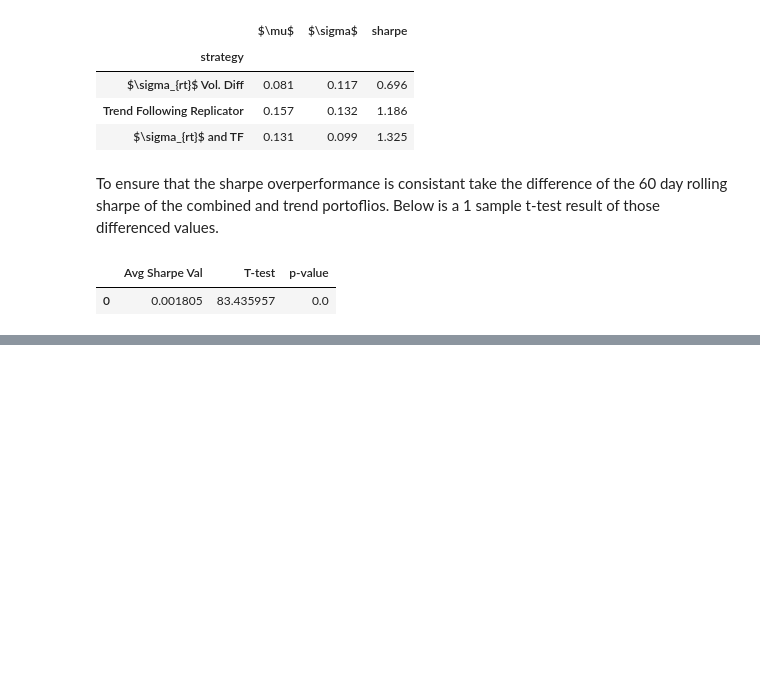
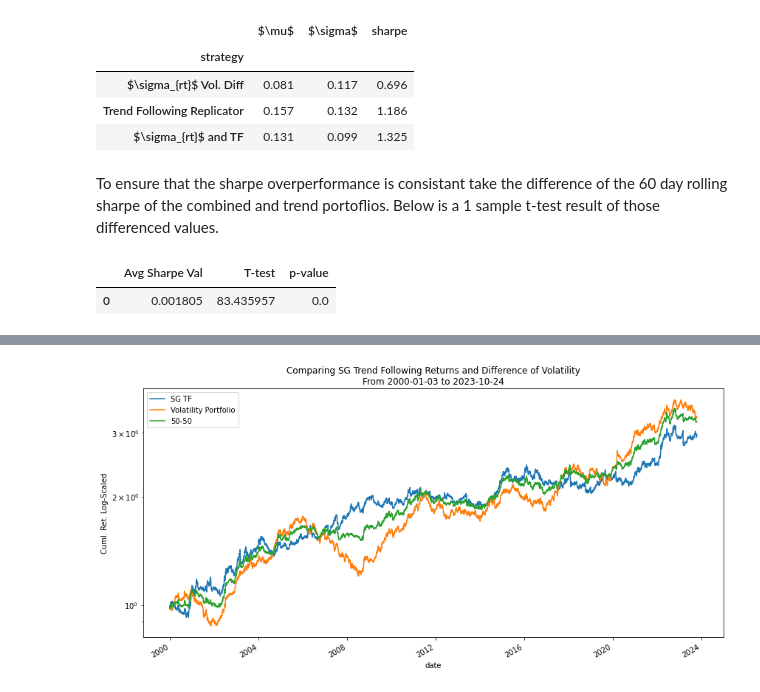
Before and after one commit to diegodalvarez/TrendConvexity, a Jupyter notebook: notebooks/3TrendVolatilityReplication.ipynb, the cells around one changed output, grey strips where cells are left out. Cells and saved outputs as stored; diff of their text form; code cells hidden in the pictures; blank space fills up the shorter version.

```diff
--- a/notebooks/3TrendVolatilityReplication.ipynb
+++ b/notebooks/3TrendVolatilityReplication.ipynb
@@ -241,0 +248,40 @@ Although the sharpe increase is small it is statistically significant.
+# %%
+df_tf = (pd.read_parquet(
+    path = hf_path, engine = "pyarrow").
+    query("security == 'NEIXCTA Index'").
+    set_index("date")
+    [["PX_LAST"]].
+    rename(columns = {"PX_LAST": "tf_px"}))
+# %%
+df_vol_port = (df_signal_rtn.query(
+    "signal == 'rt_vol'").
+    pivot(index = "date", columns = "security", values = "signal_rtn").
+    apply(lambda x: x * (0.01 / (x.ewm(span = 100, adjust = False).std() * np.sqrt(252)))).
+    mean(axis = 1).
+    to_frame(name = "vol_rtn").
+    apply(lambda x: x * (0.08 / (x.ewm(span = 100, adjust = False).std() * np.sqrt(252)))))
+# %%
+df_combined = (df_tf.pct_change().merge(
+    right = df_vol_port, how = "inner", on = ["date"]).
+    assign(combined = lambda x: 0.5 * (x.tf_px + x.vol_rtn)).
+    dropna())
+# %%
+renamer = {
+    "tf_px"   : "SG TF",
+    "vol_rtn" : "Volatility Portfolio",
+    "combined": "50-50"}
+
+(df_combined.apply(
+    lambda x: np.cumprod(1 + x)).
+    rename(columns = renamer).
+    plot(
+        figsize = (12,6),
+        logy    = True,
+        ylabel  = "Cuml. Ret. Log-Scaled",
+        title   = "Comparing SG Trend Following Returns and Difference of Volatility\nFrom {} to {}".format(
+            df_combined.index.min().date(),
+            df_combined.index.max().date())))
+
+plt.tight_layout()
+# %% [output]
+[figure, added]
```
Also changed, not shown: parts of 13 cells of this notebook.
